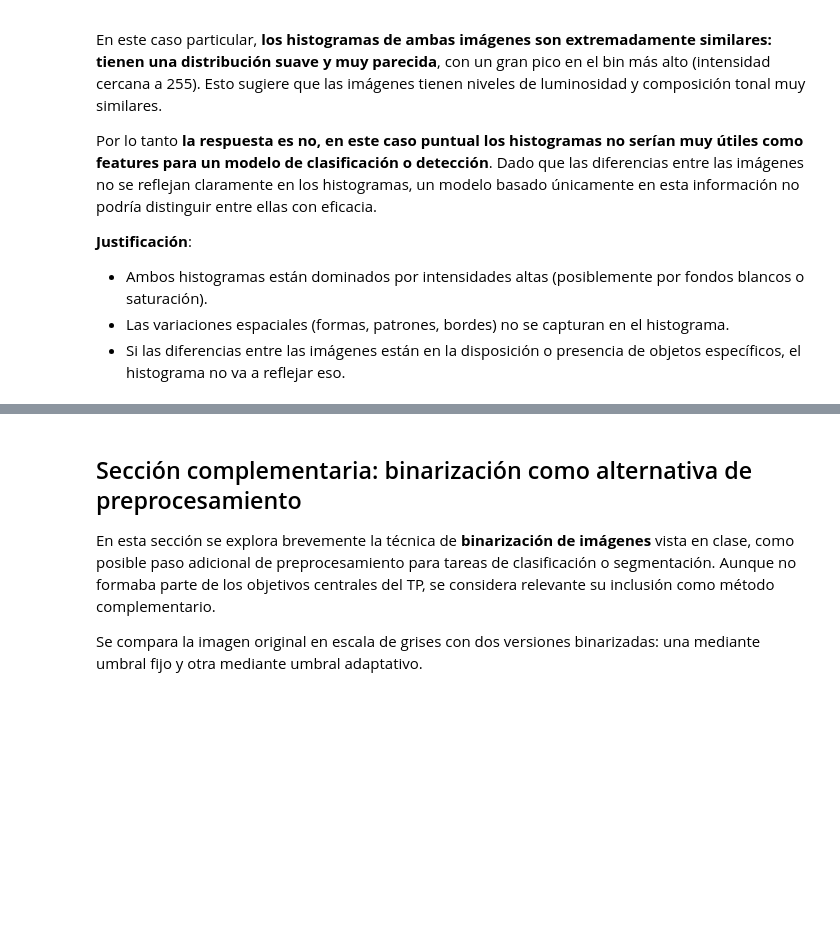
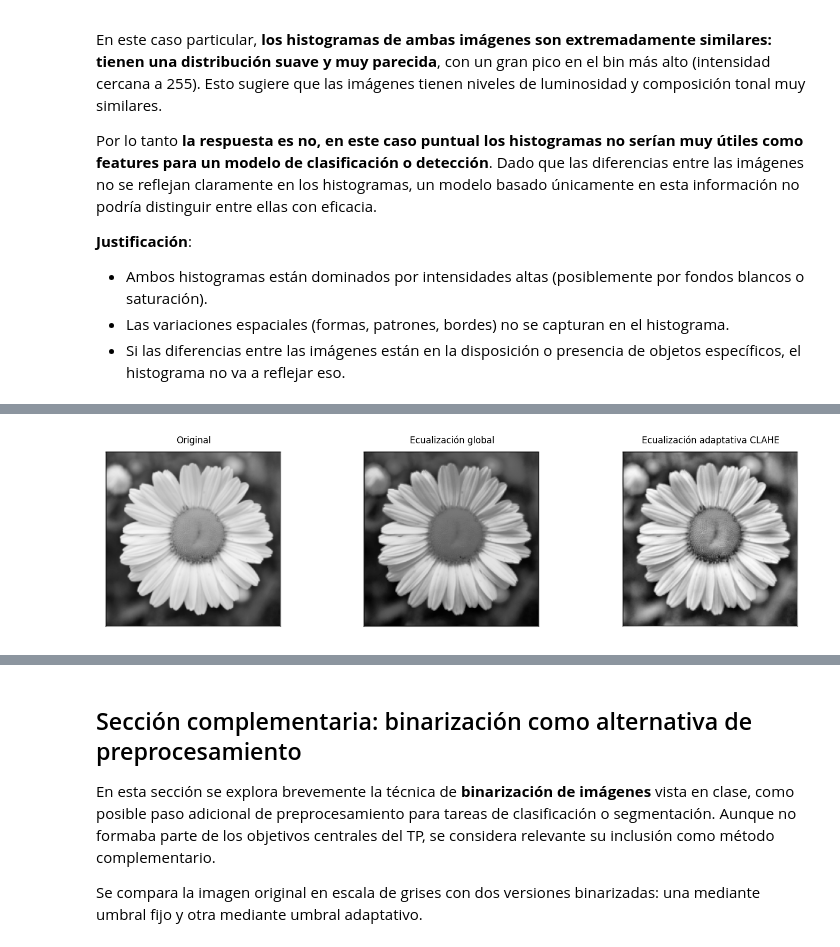
Before and after one commit to nataliaespector/CEIA-VisionPorComputadora-TPs, a Jupyter notebook: TP1/2_Hist_Escala_de_Grises.ipynb, the cells around one changed output, grey strips where cells are left out. Drawn from its saved outputs; the diff is of its cells as text; code cells hidden in the pictures; blank space fills up the shorter version.

Commit message:
Agregar ecualización histogramas TP1

```diff
--- a/TP1/2_Hist_Escala_de_Grises.ipynb
+++ b/TP1/2_Hist_Escala_de_Grises.ipynb
@@ -95,0 +100,34 @@ Dado que las diferencias entre las imágenes no se reflejan claramente en los hi
+# %%
+# Ecualización global
+img_eqzd = cv.equalizeHist(img2)
+hist_eqzd = cv.calcHist([img_eqzd], [0], None, [bins], [0, 256])
+
+# Ecualización CLAHE
+clahe = cv.createCLAHE(clipLimit=2.0, tileGridSize=(8,8))
+img_eqzd_clahe = clahe.apply(img2)
+hist_eqzd_clahe = cv.calcHist([img_eqzd_clahe], [0], None, [bins], [0, 256])
+
+
+# Visualización comparativa
+plt.figure(figsize=(15,4))
+
+plt.subplot(1,3,1)
+plt.imshow(img2, cmap='gray')
+plt.title("Original")
+plt.axis('off')
+
+plt.subplot(1,3,2)
+plt.imshow(img_eqzd, cmap='gray')
+plt.title("Ecualización global")
+plt.axis('off')
+
+plt.subplot(1,3,3)
+plt.imshow(img_eqzd_clahe, cmap='gray')
+plt.title("Ecualización adaptativa CLAHE")
+plt.axis('off')
+
+
+plt.tight_layout()
+plt.show()
+# %% [output]
+[figure, added]
```
Also changed, not shown: parts of 4 cells of this notebook.
